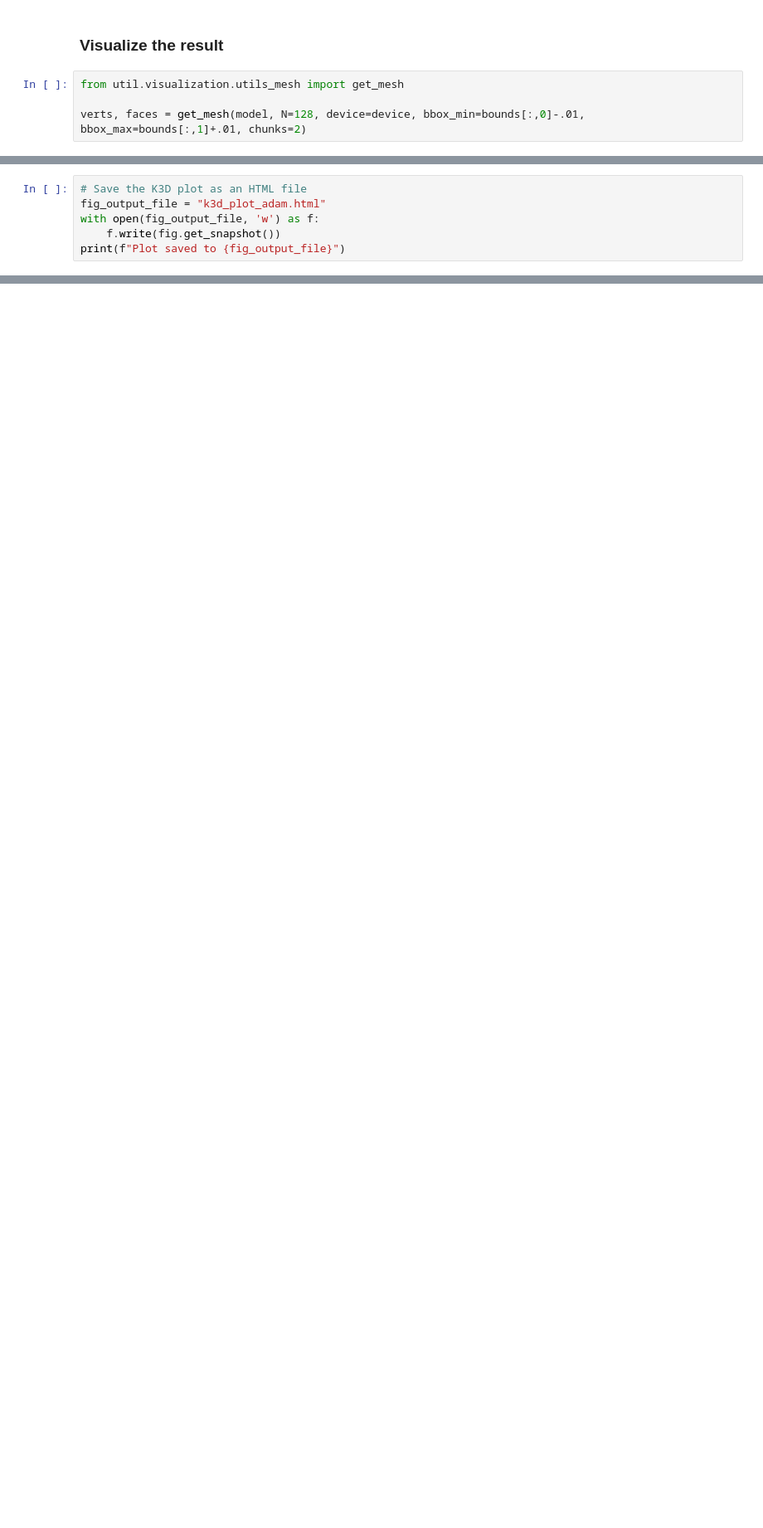
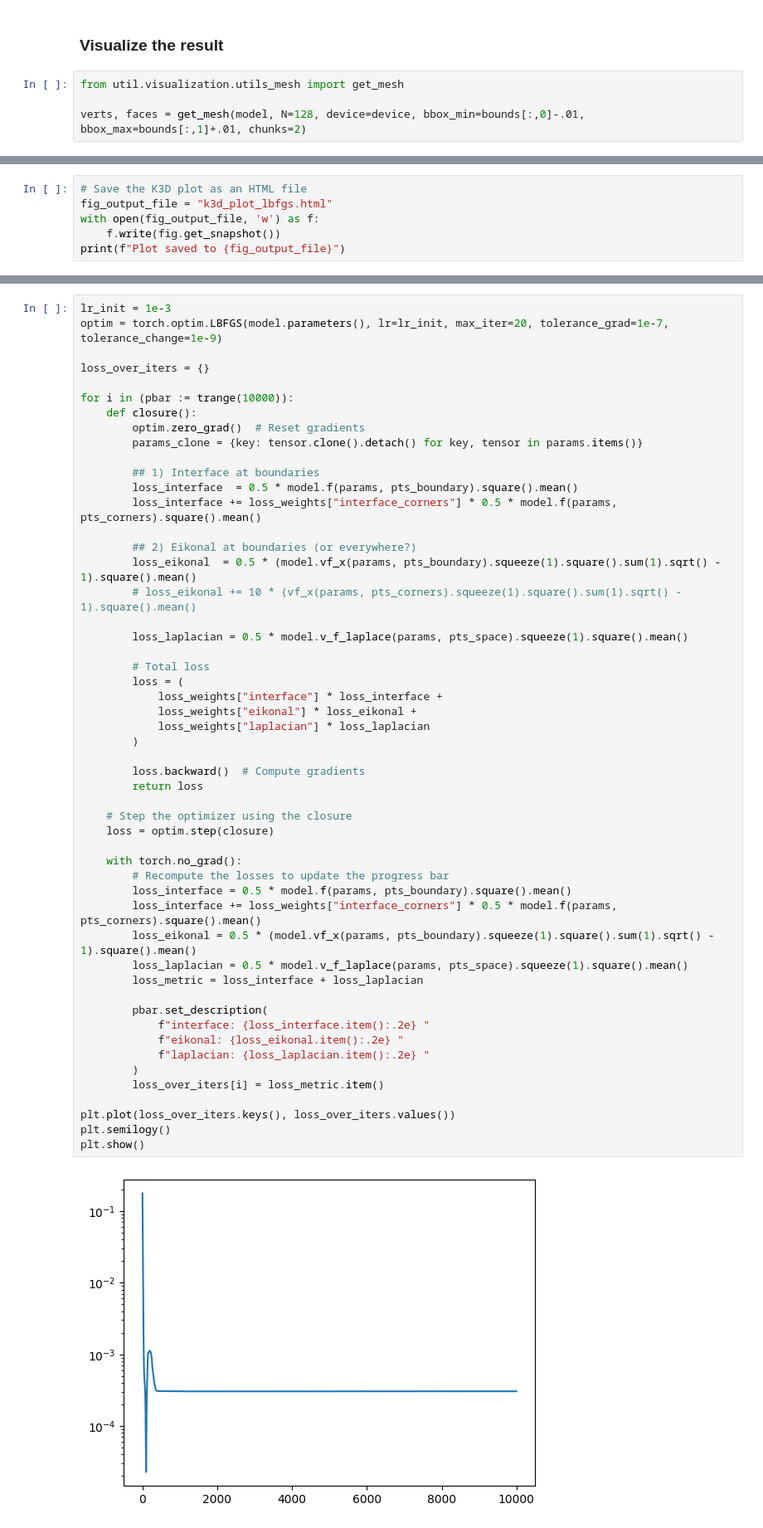
Before and after one commit to JamesAndrewKing/GaussNewtonShapes, a Jupyter notebook: notebooks/minimal_surface_refactor.ipynb, the cells around one changed output, grey strips where cells are left out. Shown at 83% size. Cells and saved outputs as stored; diff of their text form; blank space fills up the shorter version.

Commit message:
LBFGS

```diff
--- a/notebooks/minimal_surface_refactor.ipynb
+++ b/notebooks/minimal_surface_refactor.ipynb
@@ -255,6 +255,6 @@ Model saved to trained_model_gn.pth
 # %%
 # Save the K3D plot as an HTML file
-fig_output_file = "k3d_plot_adam.html"
+fig_output_file = "k3d_plot_lbfgs.html"
 with open(fig_output_file, 'w') as f:
     f.write(fig.get_snapshot())
 print(f"Plot saved to {fig_output_file}")
@@ -286,3 +286,57 @@ plt.legend()
 plt.show()
 # %% [output]
 [figure]
+# %%
+lr_init = 1e-3
+optim = torch.optim.LBFGS(model.parameters(), lr=lr_init, max_iter=20, tolerance_grad=1e-7, tolerance_change=1e-9)
+
+loss_over_iters = {}
+
+for i in (pbar := trange(10000)):
+    def closure():
+        optim.zero_grad()  # Reset gradients
+        params_clone = {key: tensor.clone().detach() for key, tensor in params.items()}
+
+        ## 1) Interface at boundaries
+        loss_interface  = 0.5 * model.f(params, pts_boundary).square().mean()
+        loss_interface += loss_weights["interface_corners"] * 0.5 * model.f(params, pts_corners).square().mean()
+
+        ## 2) Eikonal at boundaries (or everywhere?)
+        loss_eikonal  = 0.5 * (model.vf_x(params, pts_boundary).squeeze(1).square().sum(1).sqrt() - 1).square().mean()
+        # loss_eikonal += 10 * (vf_x(params, pts_corners).squeeze(1).square().sum(1).sqrt() - 1).square().mean()
+
+        loss_laplacian = 0.5 * model.v_f_laplace(params, pts_space).squeeze(1).square().mean()
+
+        # Total loss
+        loss = (
+            loss_weights["interface"] * loss_interface +
+            loss_weights["eikonal"] * loss_eikonal +
+            loss_weights["laplacian"] * loss_laplacian
+        )
+
+        loss.backward()  # Compute gradients
+        return loss
+
+    # Step the optimizer using the closure
+    loss = optim.step(closure)
+
+    with torch.no_grad():
+        # Recompute the losses to update the progress bar
+        loss_interface = 0.5 * model.f(params, pts_boundary).square().mean()
+        loss_interface += loss_weights["interface_corners"] * 0.5 * model.f(params, pts_corners).square().mean()
+        loss_eikonal = 0.5 * (model.vf_x(params, pts_boundary).squeeze(1).square().sum(1).sqrt() - 1).square().mean()
+        loss_laplacian = 0.5 * model.v_f_laplace(params, pts_space).squeeze(1).square().mean()
+        loss_metric = loss_interface + loss_laplacian
+
+        pbar.set_description(
+            f"interface: {loss_interface.item():.2e} "
+            f"eikonal: {loss_eikonal.item():.2e} "
+            f"laplacian: {loss_laplacian.item():.2e} "
+        )
+        loss_over_iters[i] = loss_metric.item()
+
+plt.plot(loss_over_iters.keys(), loss_over_iters.values())
+plt.semilogy()
+plt.show()
+# %% [output]
+[figure, added]
```
Also changed, not shown: parts of 2 cells of this notebook, 3 other files.
